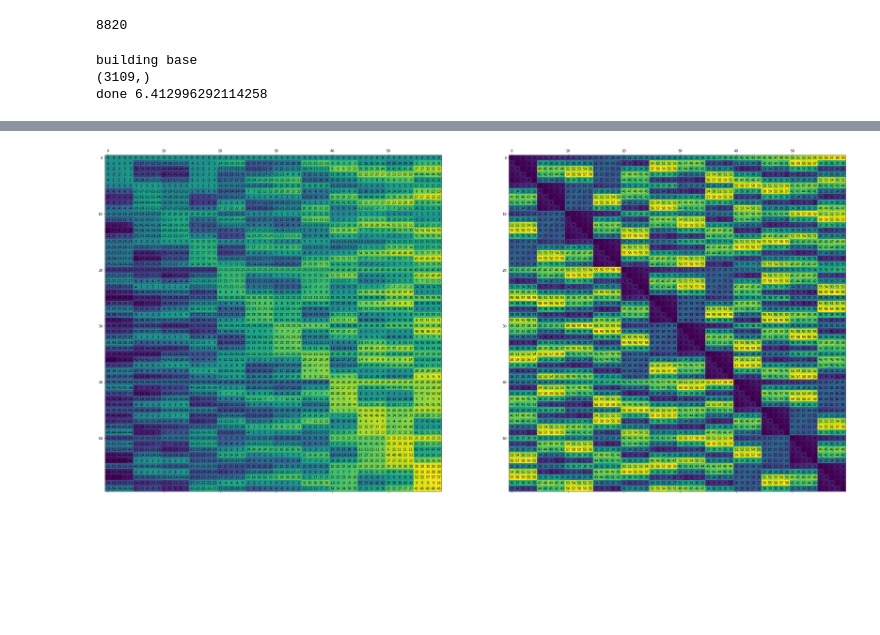
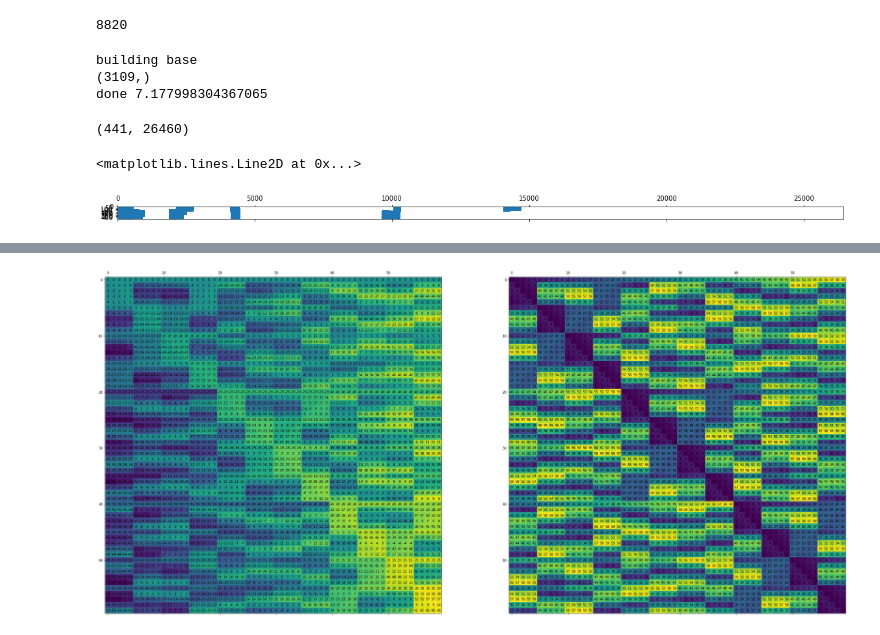
Before and after one commit to luquelab/mechanical_subdivision_ProDy, a Jupyter notebook: src/symFinal.ipynb, the cells around one changed output, grey strips where cells are left out. Cells and saved outputs as stored; diff of their text form; code cells hidden in the pictures; blank space fills up the shorter version.

```diff
--- a/src/symFinal.ipynb
+++ b/src/symFinal.ipynb
@@ -247,7 +247,16 @@ hbrow, hbcol, hbdata, hDiags = hessBaseS(coords, T)
 print(hbcol.shape)
 end = time.time()
 print('done', end-start)
+hBase = bsr_matrix((hbdata,hbcol, hbrow), blocksize=(3,3), shape=(3*147,3*n_atoms))
 # %% [output]
 building base
 (3109,)
-done 6.412996292114258
+done 7.177998304367065
+# %%
+print(hBase.shape)
+fig, ax = plt.subplots(figsize = (20,10))
+ax.spy(hBase)
+# %% [output]
+(441, 26460)
+<matplotlib.lines.Line2D at 0x...>
+[figure, added]
```
Also changed, not shown: parts of 10 cells of this notebook, 22 other files.
